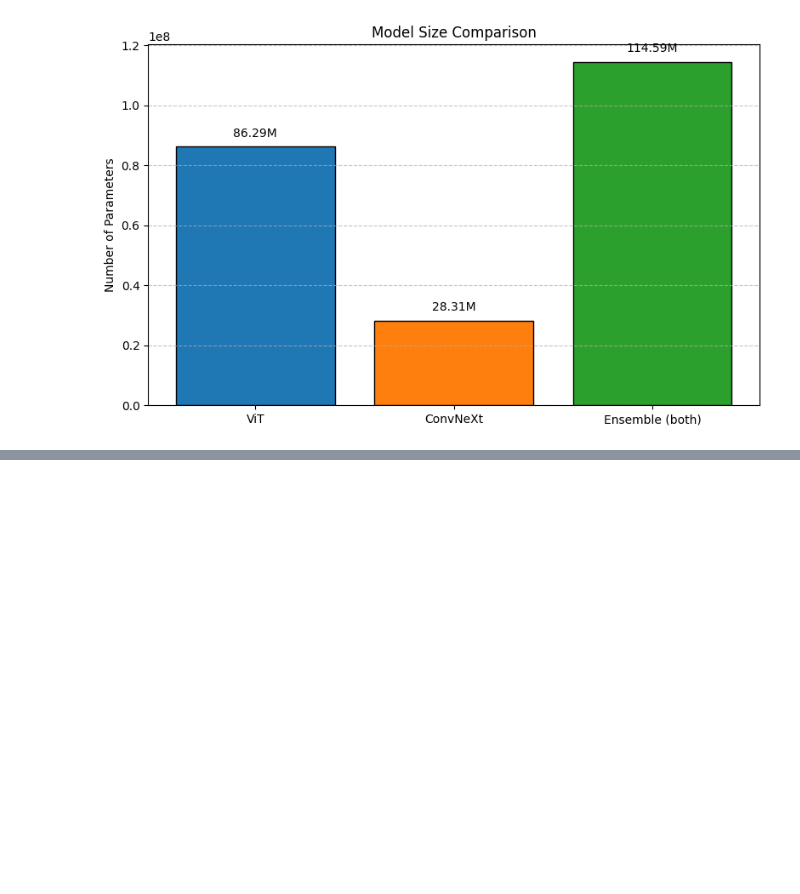
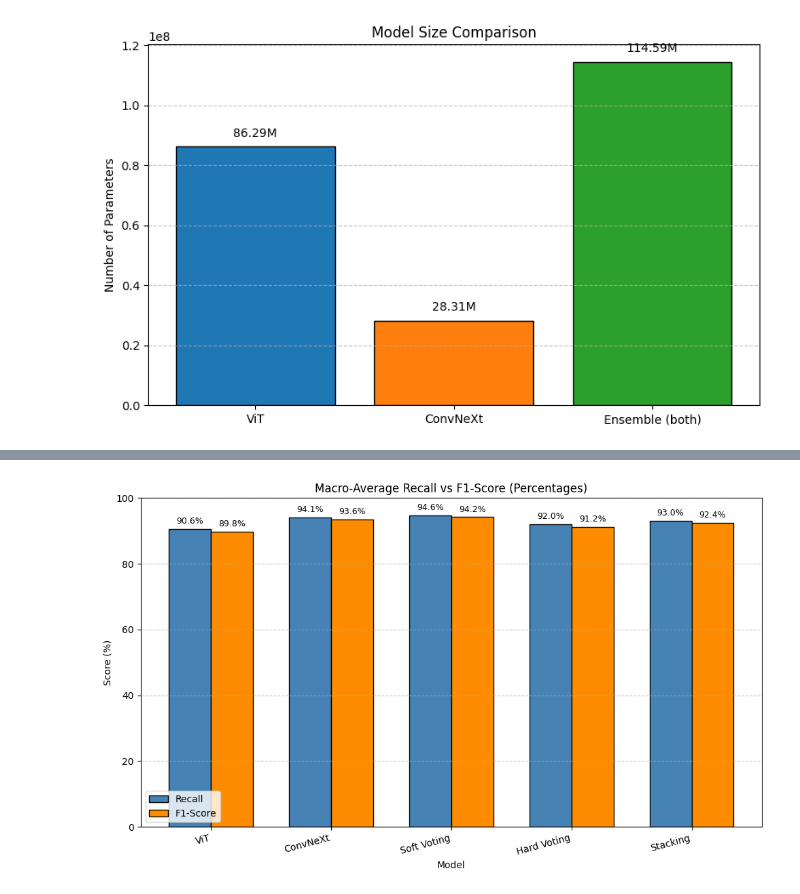
Before and after one commit to mojahid-t17/upazila-district-pair-name-recognition, a Jupyter notebook: src/3_Upazila_district_model.ipynb, the cells around one changed output, grey strips where cells are left out. Cells and saved outputs as stored; diff of their text form; code cells hidden in the pictures; blank space fills up the shorter version.

Commit message:
final model file added

```diff
--- a/src/3_Upazila_district_model.ipynb
+++ b/src/3_Upazila_district_model.ipynb
@@ -1338,0 +2002,88 @@ plt.show()
+# %%
+# ============================================================
+# Grouped Bar Chart: Recall vs F1 for Each Model (Percentages)
+# ============================================================
+
+import numpy as np
+import matplotlib.pyplot as plt
+from sklearn.metrics import precision_recall_fscore_support
+
+# ----- 1. Collect predictions for all five models -----
+vit_preds = vit_test_preds
+cnx_preds = convnext_test_preds
+
+# Soft voting (using optimal weights)
+weighted_test_logits = np.tensordot(test_logits_stack, best_soft_weights, axes=(1, 0))
+soft_preds = np.argmax(weighted_test_logits, axis=1)
+
+# Hard voting (majority vote)
+hard_preds_classes = np.argmax(test_logits_stack, axis=-1)  # (N, 2)
+hard_preds = np.array([np.argmax(np.bincount(sample)) for sample in hard_preds_classes])
+
+# Stacking (using final meta‑classifier)
+X_test_meta = test_probs_stack.reshape(test_probs_stack.shape[0], -1)
+stack_preds = final_meta_clf.predict(X_test_meta)
+
+# ----- 2. Compute macro recall and macro F1 (as percentages) -----
+models = {
+    'ViT': vit_preds,
+    'ConvNeXt': cnx_preds,
+    'Soft Voting': soft_preds,
+    'Hard Voting': hard_preds,
+    'Stacking': stack_preds
+}
+
+model_names = list(models.keys())
+recall_vals = []
+f1_vals = []
+
+for name, preds in models.items():
+    precision, recall, f1, support = precision_recall_fscore_support(
+        y_test, preds, average=None, zero_division=0
+    )
+    recall_vals.append(np.mean(recall) * 100)   # percentage
+    f1_vals.append(np.mean(f1) * 100)
+
+# ----- 3. Create grouped bar chart -----
+x = np.arange(len(model_names))          # label locations
+width = 0.35                              # width of each bar
+
+fig, ax = plt.subplots(figsize=(10, 6))
+bars1 = ax.bar(x - width/2, recall_vals, width, label='Recall', color='steelblue', edgecolor='k')
+bars2 = ax.bar(x + width/2, f1_vals,     width, label='F1-Score', color='darkorange', edgecolor='k')
+
+# Add labels, title, and custom x‑axis tick labels
+ax.set_xlabel('Model')
+ax.set_ylabel('Score (%)')
+ax.set_title('Macro‑Average Recall vs F1‑Score (Percentages)')
+ax.set_xticks(x)
+ax.set_xticklabels(model_names, rotation=15, ha='right')
+ax.set_ylim([0, 100])
+ax.legend()
+ax.grid(axis='y', linestyle='--', alpha=0.7)
+
+# Attach value labels on top of each bar
+for bar in bars1:
+    height = bar.get_height()
+    ax.text(bar.get_x() + bar.get_width()/2, height + 1,
+            f'{height:.1f}%', ha='center', va='bottom', fontsize=9)
+
+for bar in bars2:
+    height = bar.get_height()
+    ax.text(bar.get_x() + bar.get_width()/2, height + 1,
+            f'{height:.1f}%', ha='center', va='bottom', fontsize=9)
+
+plt.tight_layout()
+
+# Save plot
+plot_path = os.path.join(SAVE_DIR, 'recall_f1_grouped.png')
+plt.savefig(plot_path, dpi=150, bbox_inches='tight')
+plt.show()
+print(f"✅ Grouped bar chart saved to: {plot_path}")
+
+# ----- 4. Print numerical values -----
+print("\n📊 Macro‑Average Scores (%):")
+for i, name in enumerate(model_names):
+    print(f"{name:12} → Recall: {recall_vals[i]:.1f}%   F1: {f1_vals[i]:.1f}%")
+# %% [output]
+[figure, added]
```
Also changed, not shown: parts of 14 cells of this notebook.
